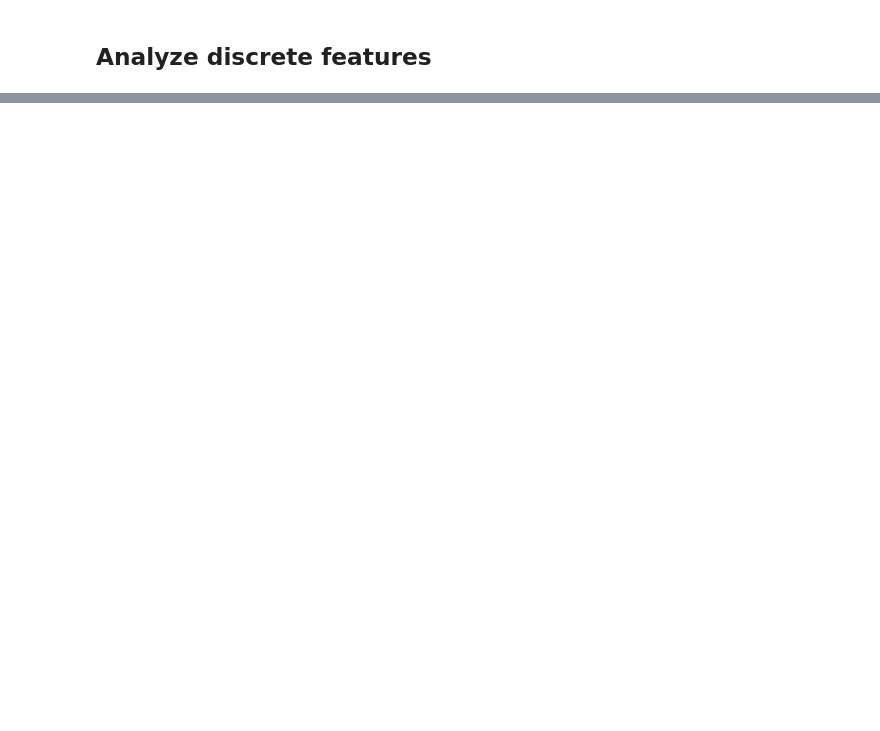
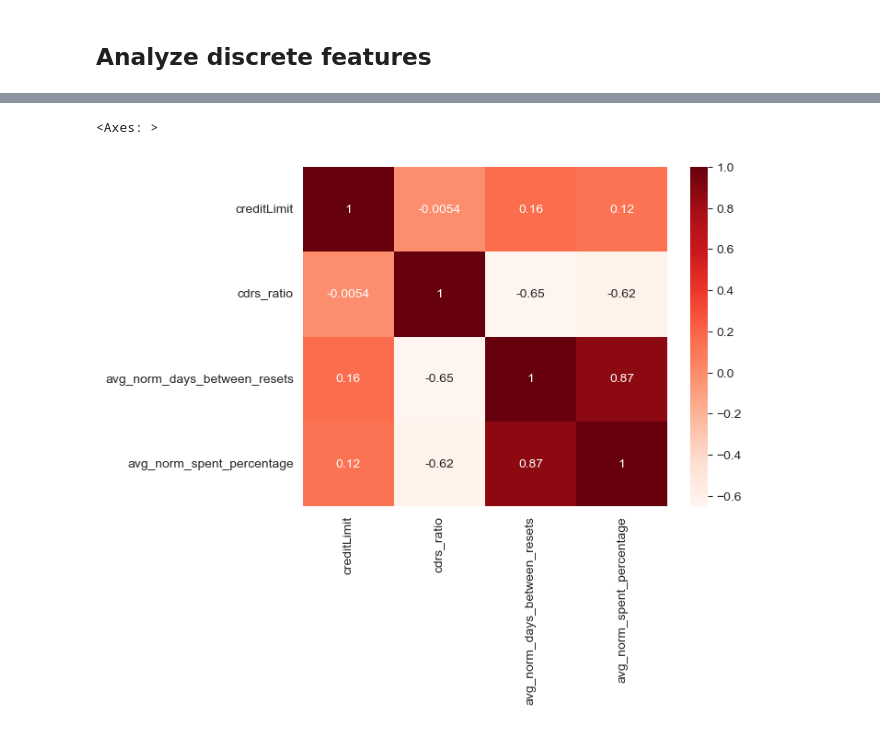
Before and after one commit to Illidan777/FTF-detector, a Jupyter notebook: data_preprocessing/Finance_Transaction_Fraud_detector.ipynb, the cells around one changed output, grey strips where cells are left out. Drawn from its saved outputs; the diff is of its cells as text; code cells hidden in the pictures; blank space fills up the shorter version.

Commit message:
improved calculation cdrs ratio; added synthetic replenishments; implementing submodel to predict cdrs ration for accounts with insufficient replenishments;

```diff
--- a/data_preprocessing/Finance_Transaction_Fraud_detector.ipynb
+++ b/data_preprocessing/Finance_Transaction_Fraud_detector.ipynb
@@ -242,6 +242,8 @@ df
 # %% [markdown]
 ## Drop useless/empty columns
 # %%
-df = df.drop(columns={'recurringAuthInd', 'posOnPremises', 'merchantName', 'merchantZip', 'merchantState', 'merchantCity', 'echoBuffer', 'cardLast4Digits'})
+df = df.drop(
+    columns={'recurringAuthInd', 'posOnPremises', 'merchantName', 'merchantZip', 'merchantState', 'merchantCity',
+             'echoBuffer', 'cardLast4Digits'})
 simple_eda(df)
 # %% [output]
@@ -846,0 +892,29 @@ df
+# %%
+
+df = df.sort_values(['accountNumber', 'transactionDateTime'])
+
+stability_data = []
+
+for account, transactions in df.groupby('accountNumber'):
+    transactions = transactions.reset_index(drop=True)
+
+    reset_indices = transactions[transactions['transactionType'] == 'REPLENISHMENT'].index.tolist()
+
+    if len(reset_indices) < 2:
+        reset_indices = [transactions.head(1).index.item(), transactions.tail(1).index.item()]
+
+    calculate_account_stability_stats(account, transactions, reset_indices, stability_data)
+
+stability_stats_full = pd.DataFrame(stability_data)
+stability_stats_full['cdrs_ratio'] = np.nan
+
+merged_df = stability_stats_full[['accountNumber']].merge(
+    tuned_stability_stats[['accountNumber', 'cdrs_ratio']],
+    on='accountNumber',
+    how='left'
+)
+
+stability_stats_full['cdrs_ratio'] = merged_df['cdrs_ratio']
+
+stability_stats_full['cdrs_range'] = pd.cut(stability_stats_full['cdrs_ratio'], bins=np.linspace(0, 1, 10))
+stability_stats_full
@@ -846,0 +960,5 @@ df
+# %%
+sns.heatmap(stability_stats_full[['creditLimit', 'cdrs_ratio', 'avg_norm_days_between_resets', 'avg_norm_spent_percentage']].corr(), cmap="Reds", annot=True)
+# %% [output]
+<Axes: >
+[figure, added]
```
Also changed, not shown: parts of 65 cells of this notebook.
